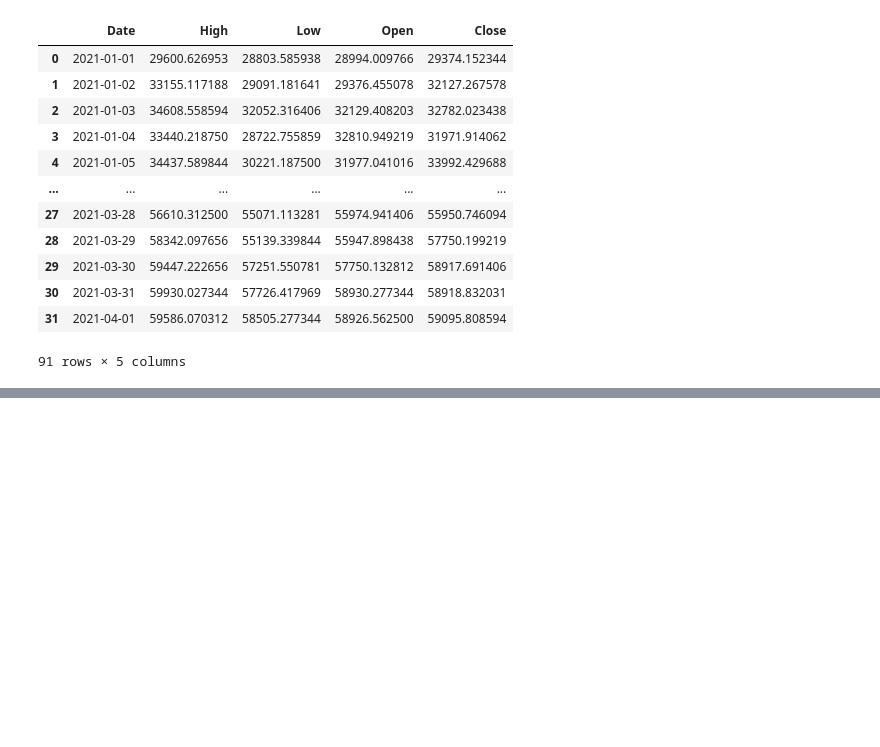
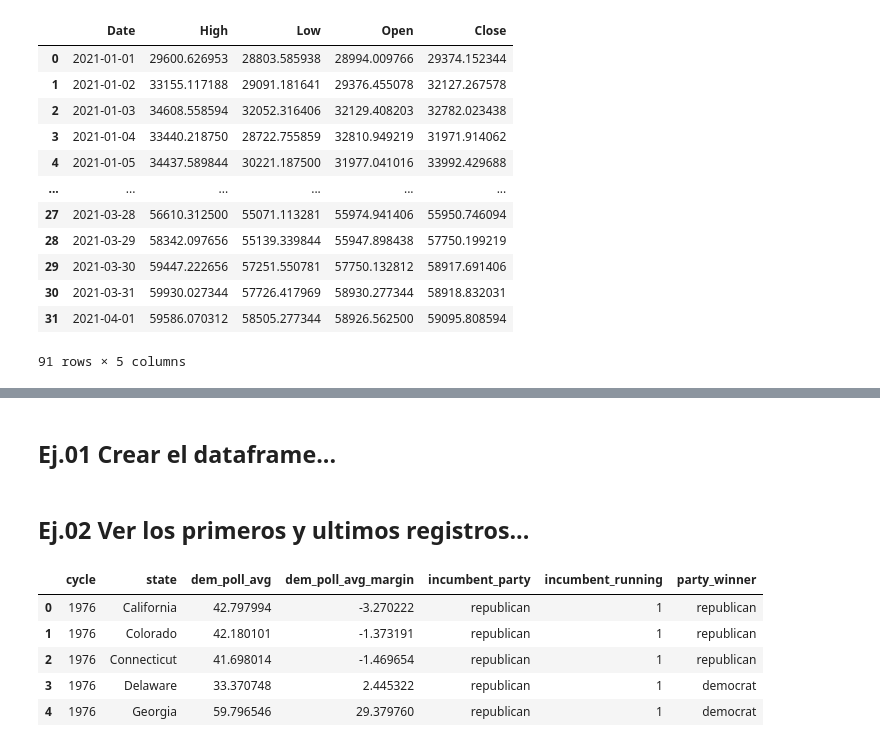
Before and after one commit to cristiandarioortegayubro/base, a Jupyter notebook: colab/pd_03.ipynb, the cells around one changed output, grey strips where cells are left out. Saved outputs shown, nothing was run; the diff lists cells and outputs as text; code cells hidden in the pictures; blank space fills up the shorter version.

```diff
--- a/colab/pd_03.ipynb
+++ b/colab/pd_03.ipynb
@@ -216,0 +219,2 @@ bitcoin.drop_duplicates()
+# %%
+datos = "https://raw.githubusercontent.com/cristiandarioortegayubro/base/main/dataset/us_presidential_election_results.csv"
@@ -216,0 +237,2 @@ bitcoin.drop_duplicates()
+# %% [markdown]
+## **Ej.01 Crear el dataframe...**
@@ -216,0 +241,11 @@ bitcoin.drop_duplicates()
+# %% [markdown]
+## **Ej.02 Ver los primeros y ultimos registros...**
+# %%
+results.head()
+# %% [output]
+|  | cycle | state | dem_poll_avg | dem_poll_avg_margin | incumbent_party | incumbent_running | party_winner |
+| 0 | 1976 | California | 42.797994 | -3.270222 | republican | 1 | republican |
+| 1 | 1976 | Colorado | 42.180101 | -1.373191 | republican | 1 | republican |
+| 2 | 1976 | Connecticut | 41.698014 | -1.469654 | republican | 1 | republican |
+| 3 | 1976 | Delaware | 33.370748 | 2.445322 | republican | 1 | democrat |
+| 4 | 1976 | Georgia | 59.796546 | 29.379760 | republican | 1 | democrat |
```
Also changed, not shown: parts of 23 cells of this notebook.
